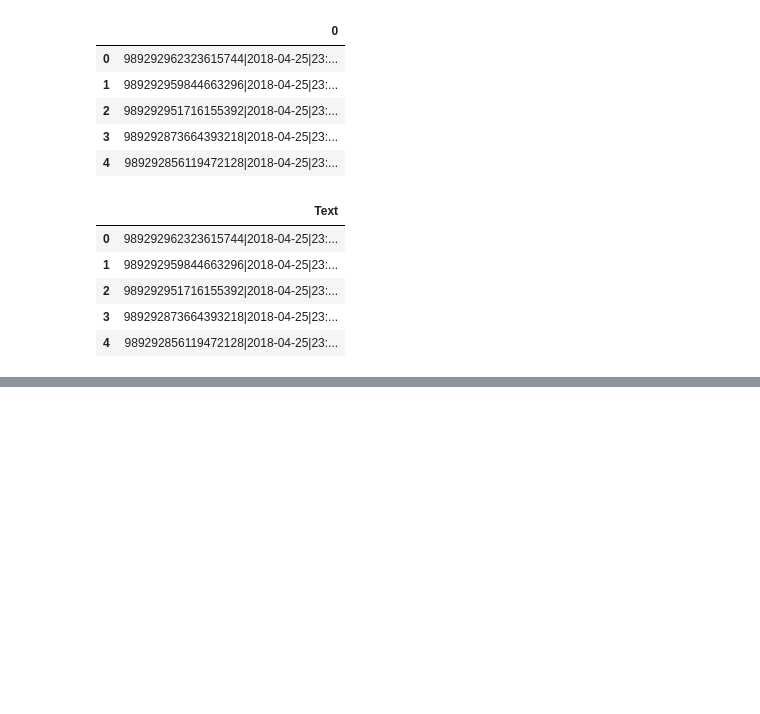
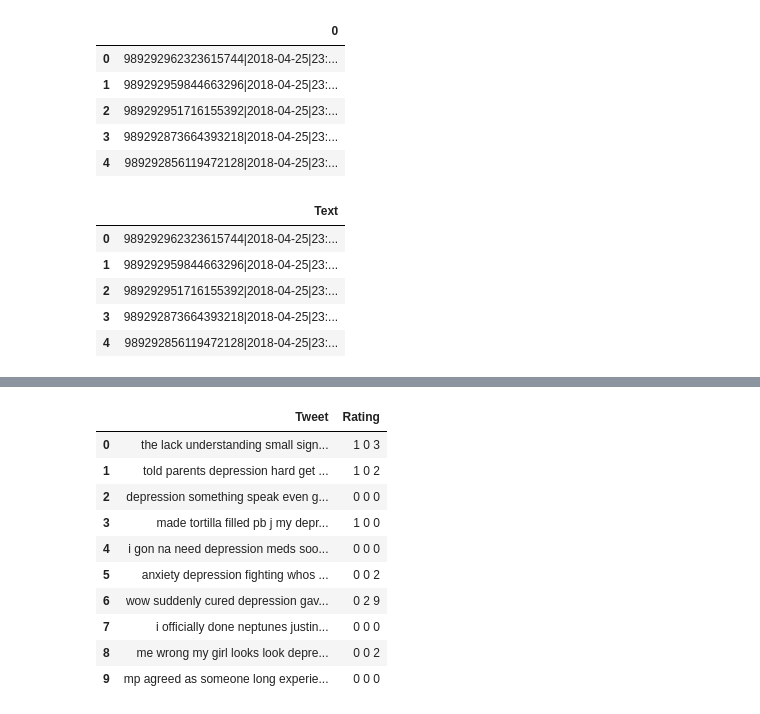
Before and after one commit to Rifat951/Depression-detection-using-Twitter-Dataset, a Jupyter notebook: AML_Data_Preprocessing.ipynb, the cells around one changed output, grey strips where cells are left out. Cells and saved outputs as stored; diff of their text form; code cells hidden in the pictures; blank space fills up the shorter version.

```diff
--- a/AML_Data_Preprocessing.ipynb
+++ b/AML_Data_Preprocessing.ipynb
@@ -88,0 +231,40 @@ df_processed_col.head()
+# %%
+def expandContractions(text, c_re=c_re):
+    def replace(match):
+        return wordList[match.group(0)]
+    return c_re.sub(replace, text)
+# %%
+def clean_tweets(tweets):
+    cleaned_tweets = []
+    for tweet in tweets:
+        tweet = str(tweet)
+        # if url links then dont append to avoid news articles
+        # also check tweet length, save those > 10 (length of word "depression")
+        if re.match("(\w+:\/\/\S+)", tweet) == None and len(tweet) > 10:
+            # remove hashtag, @mention, emoji and image URLs
+            tweet = ' '.join(
+                re.sub("(@[A-Za-z0-9]+)|(\#[A-Za-z0-9]+)|(<Emoji:.*>)|(pic\.twitter\.com\/.*)", " ", tweet).split())
+
+            # fix weirdly encoded texts
+            tweet = ftfy.fix_text(tweet)
+
+            # expand contraction
+            tweet = expandContractions(tweet)
+
+            # remove punctuation
+            tweet = ' '.join(re.sub("([^0-9A-Za-z \t])", " ", tweet).split())
+
+            # stop words
+            stop_words = set(stopwords.words('english'))
+            word_tokens = nltk.word_tokenize(tweet)
+            filtered_sentence = [w for w in word_tokens if not w in stop_words]
+            tweet = ' '.join(filtered_sentence)
+
+            # stemming words
+            tweet = PorterStemmer().stem(tweet)
+
+            cleaned_tweets.append(tweet)
+
+            print(tweets)
+
+    return cleaned_tweets
@@ -88,0 +285,3 @@ df_processed_col.head()
+# %%
+## apply the clean tweets into our dataframe and store it to another value to access it later on
+df_preprocessed_data = df_process_red_col.apply(clean_tweets)
@@ -88,0 +306,14 @@ df_processed_col.head()
+# %%
+df_preprocessed_data.head(10)
+# %% [output]
+|  | Tweet | Rating |
+| 0 | the lack understanding small sign... | 1 0 3 |
+| 1 | told parents depression hard get ... | 1 0 2 |
+| 2 | depression something speak even g... | 0 0 0 |
+| 3 | made tortilla filled pb j my depr... | 1 0 0 |
+| 4 | i gon na need depression meds soo... | 0 0 0 |
+| 5 | anxiety depression fighting whos ... | 0 0 2 |
+| 6 | wow suddenly cured depression gav... | 0 2 9 |
+| 7 | i officially done neptunes justin... | 0 0 0 |
+| 8 | me wrong my girl looks look depre... | 0 0 2 |
+| 9 | mp agreed as someone long experie... | 0 0 0 |
```
Also changed, not shown: parts of 7 cells of this notebook.
